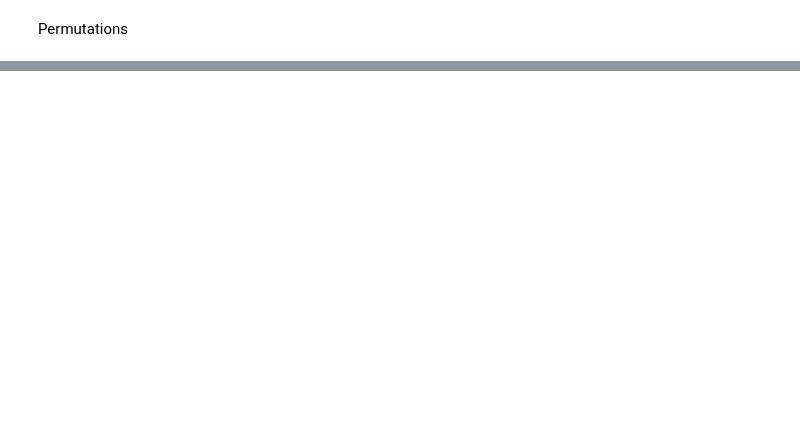
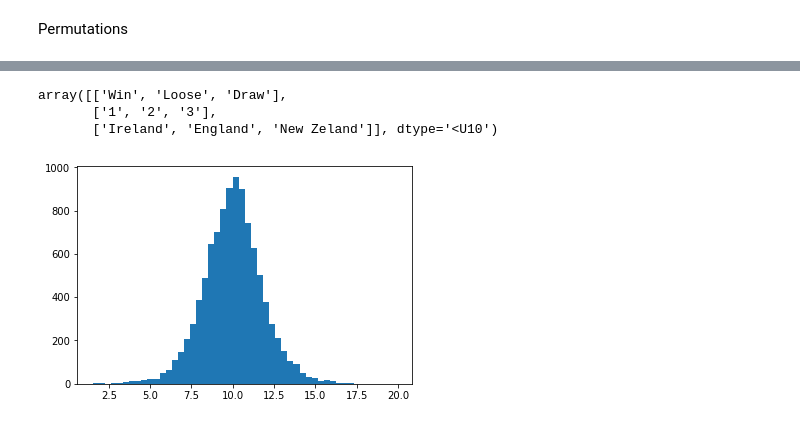
Before and after one commit to bexiturley/assignment-2019-programming-and-data-analysis, a Jupyter notebook: numpyrandom-Copy1.ipynb, the cells around one changed output, grey strips where cells are left out. Drawn from its saved outputs; the diff is of its cells as text; code cells hidden in the pictures; blank space fills up the shorter version.

```diff
--- a/numpyrandom-Copy1.ipynb
+++ b/numpyrandom-Copy1.ipynb
@@ -197,0 +358,14 @@ NameError: name 'array' is not defined
+# %%
+import numpy as np
+np.random.permutation ([("Ireland", "England", "New Zeland"), ("Win", "Loose", "Draw"), (1, 2, 3)])
+# %% [output]
+array([['Win', 'Loose', 'Draw'],
+       ['1', '2', '3'],
+       ['Ireland', 'England', 'New Zeland']], dtype='<U10')
+# %%
+import numpy as np
+loc, scale = 10, 1
+s = np.random.logistic(loc, scale, 10000)
+count, bins, ignored = plt.hist(s, bins=50)
+# %% [output]
+[figure, added]
```
Also changed, not shown: parts of 63 cells of this notebook.
